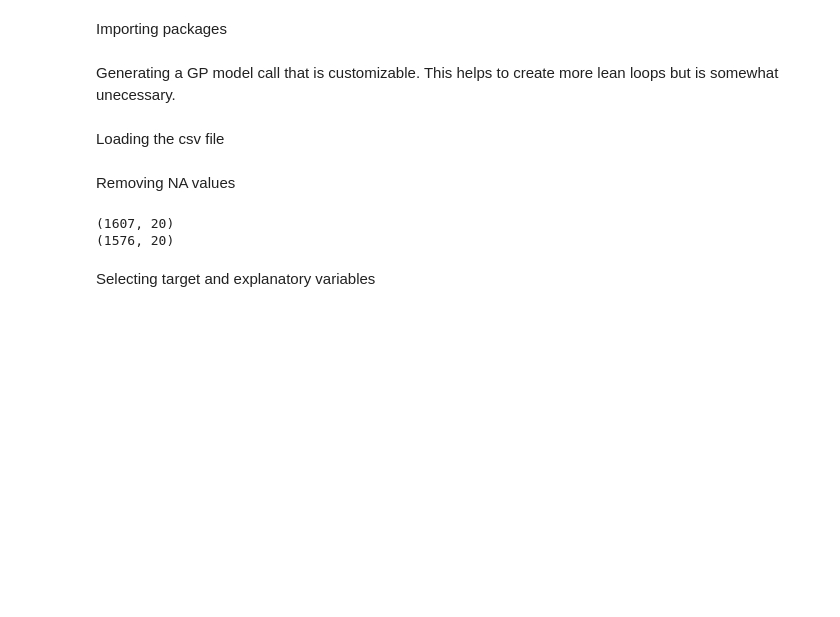
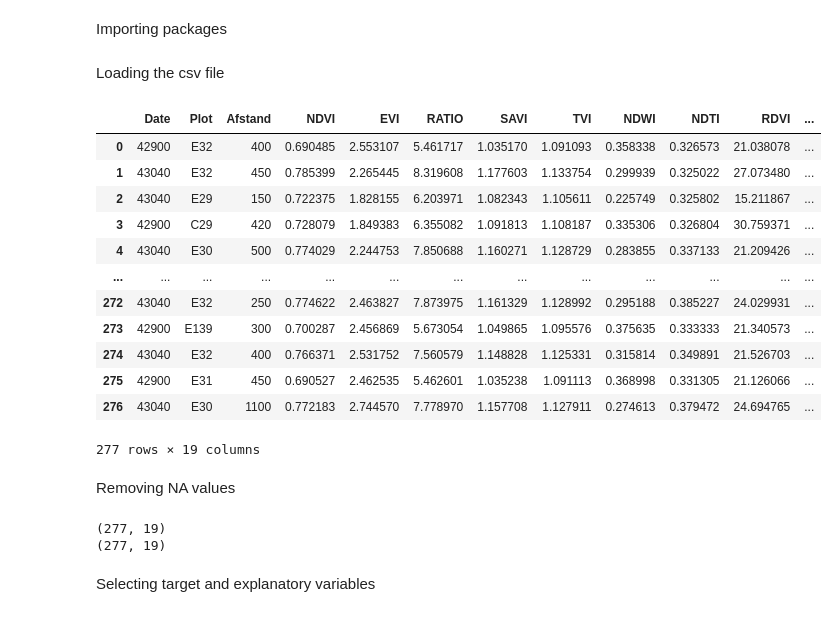
Before and after one commit to nunocesarsa/GoogleColab_public, a Jupyter notebook: GP_Augmentation_OVPGrass.ipynb, the cells around one changed output. Cells and saved outputs as stored; diff of their text form; code cells hidden in the pictures; blank space fills up the shorter version.

```diff
--- a/GP_Augmentation_OVPGrass.ipynb
+++ b/GP_Augmentation_OVPGrass.ipynb
@@ -32,5 +32,3 @@ from sklearn import metrics
 #a few more stuff for random
 import random as rdm
 import math
-# %% [markdown]
-Generating a GP model call that is customizable. This helps to create more lean loops but is somewhat unecessary.
@@ -55,12 +37,28 @@ Loading the csv file
 # %%
 #filepath="/content/drive/My Drive/Leon/Leon_Data_Montesinho.csv"
 filepath="/content/drive/My Drive/OVP_Grass/Table_data/Vincent/input_data.csv"
+filepath2="/content/drive/My Drive/OVP_Grass/Table_data/Vincent/input_data_2017.csv"
 
 #for portuguese type CSV
 #field_data = pd.read_csv(filepath,sep=";",decimal=",")
 #for other types
-field_data = pd.read_csv(filepath,sep=",",decimal=".")
-#field_data
+#field_data = pd.read_csv(filepath,sep=",",decimal=".")
+field_data = pd.read_csv(filepath2,sep=";",decimal=",")
+field_data
+# %% [output]
+|  | Date | Plot | Afstand | NDVI | EVI | RATIO | SAVI | TVI | NDWI | NDTI | RDVI | ... |
+| 0 | 42900 | E32 | 400 | 0.690485 | 2.553107 | 5.461717 | 1.035170 | 1.091093 | 0.358338 | 0.326573 | 21.038078 | ... |
+| 1 | 43040 | E32 | 450 | 0.785399 | 2.265445 | 8.319608 | 1.177603 | 1.133754 | 0.299939 | 0.325022 | 27.073480 | ... |
+| 2 | 43040 | E29 | 150 | 0.722375 | 1.828155 | 6.203971 | 1.082343 | 1.105611 | 0.225749 | 0.325802 | 15.211867 | ... |
+| 3 | 42900 | C29 | 420 | 0.728079 | 1.849383 | 6.355082 | 1.091813 | 1.108187 | 0.335306 | 0.326804 | 30.759371 | ... |
+| 4 | 43040 | E30 | 500 | 0.774029 | 2.244753 | 7.850688 | 1.160271 | 1.128729 | 0.283855 | 0.337133 | 21.209426 | ... |
+| ... | ... | ... | ... | ... | ... | ... | ... | ... | ... | ... | ... | ... |
+| 272 | 43040 | E32 | 250 | 0.774622 | 2.463827 | 7.873975 | 1.161329 | 1.128992 | 0.295188 | 0.385227 | 24.029931 | ... |
+| 273 | 42900 | E139 | 300 | 0.700287 | 2.456869 | 5.673054 | 1.049865 | 1.095576 | 0.375635 | 0.333333 | 21.340573 | ... |
+| 274 | 43040 | E32 | 400 | 0.766371 | 2.531752 | 7.560579 | 1.148828 | 1.125331 | 0.315814 | 0.349891 | 21.526703 | ... |
+| 275 | 42900 | E31 | 450 | 0.690527 | 2.462535 | 5.462601 | 1.035238 | 1.091113 | 0.368998 | 0.331305 | 21.126066 | ... |
+| 276 | 43040 | E30 | 1100 | 0.772183 | 2.744570 | 7.778970 | 1.157708 | 1.127911 | 0.274613 | 0.379472 | 24.694765 | ... |
+277 rows × 19 columns
 # %% [markdown]
 Removing NA values
 # %%
@@ -70,8 +68,8 @@ print(corr_df.shape)
 
 field_data=corr_df
 # %% [output]
-(1607, 20)
-(1576, 20)
+(277, 19)
+(277, 19)
 # %% [markdown]
 Selecting target and explanatory variables
 # %%
```
Also changed, not shown: parts of 12 cells of this notebook.
